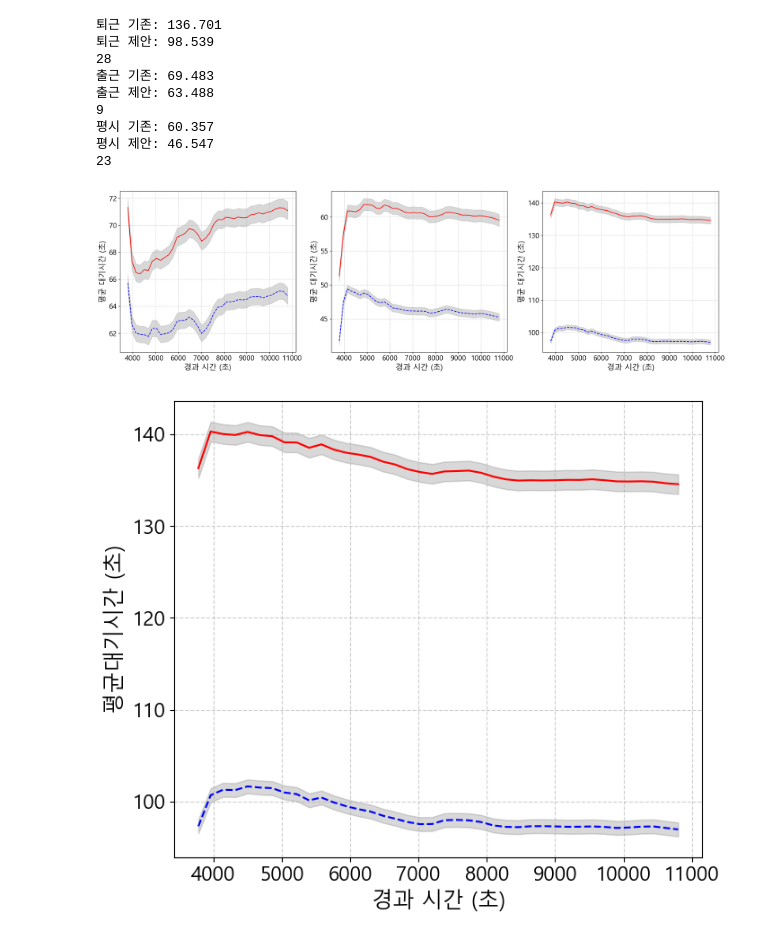
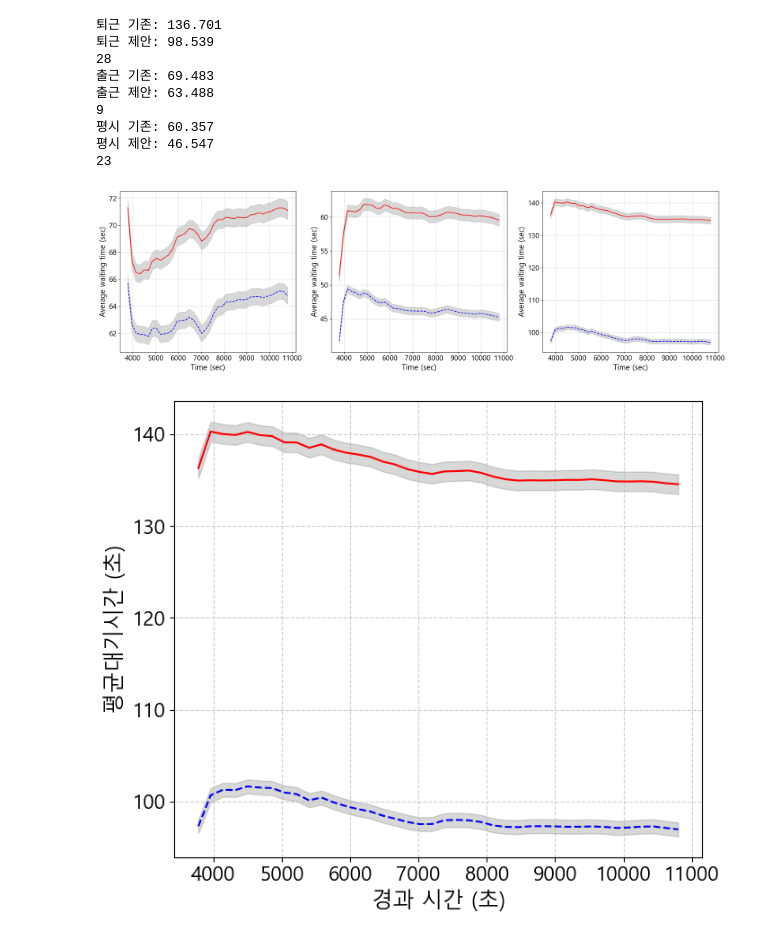
Before and after one commit to pjh09050/Graduation-research, a Jupyter notebook: 시각화 plot/total_graph.ipynb, the cells around one changed output. Saved outputs shown, nothing was run; the diff lists cells and outputs as text; code cells hidden in the pictures.

```diff
--- a/시각화 plot/total_graph.ipynb
+++ b/시각화 plot/total_graph.ipynb
@@ -70,8 +70,8 @@ plt.xticks(fontsize=16)
 plt.yticks(fontsize=16)
 # plt.legend(fontsize=22)
 # plt.legend(fontsize=22, loc='upper center', bbox_to_anchor=(0.85, 0.8))
-plt.xlabel('경과 시간 (sec)', fontsize=17)
-plt.ylabel('평균대기시간 (sec)', fontsize=17)
+plt.xlabel('Time (sec)', fontsize=17)
+plt.ylabel('Average waiting time (sec)', fontsize=17)
 plt.grid(True, linestyle='--', alpha=0.6)
 plt.tight_layout()
 a = round(np.mean(current_datasets),3)
@@ -147,8 +147,8 @@ plt.fill_between(np.linspace(3780, 10800, 40), lower_combined_pso, upper_combine
 plt.xticks(fontsize=16)
 plt.yticks(fontsize=16)
 # plt.legend(fontsize=22, loc='upper center', bbox_to_anchor=(0.85, 0.8))
-plt.xlabel('경과 시간 (sec)', fontsize=17)
-plt.ylabel('평균대기시간 (sec)', fontsize=17)
+plt.xlabel('Time (sec)', fontsize=17)
+plt.ylabel('Average waiting time (sec)', fontsize=17)
 plt.grid(True, linestyle='--', alpha=0.6)
 plt.tight_layout()
 # plt.show()
@@ -217,36 +217,36 @@ for i in range(n):
 # for i, dataset in enumerate(pso_datasets):
 #     plt.plot(range(n), dataset, label=f'PSO Dataset {i + 1}')
 
 plt.subplot(1,3,2)
 plt.plot(np.linspace(3780, 10800, 40), [(np.mean([dataset[i] for dataset in current_datasets])) for i in range(n)], label='기존 신호', color='red')
 plt.plot(np.linspace(3780, 10800, 40), [(np.mean([dataset[i] for dataset in pso_datasets])) for i in range(n)], '--', label='제안 신호', color='blue')
 plt.fill_between(np.linspace(3780, 10800, 40), lower_combined_current, upper_combined_current, alpha=0.3, color='gray', label='신뢰구간 95%')
 plt.fill_between(np.linspace(3780, 10800, 40), lower_combined_pso, upper_combined_pso, alpha=0.3, color='gray')
 
 plt.xticks(fontsize=16)
 plt.yticks(fontsize=16)
 #plt.legend(fontsize=22, loc='upper center', bbox_to_anchor=(0.85, 0.8))
-plt.xlabel('경과 시간 (sec)', fontsize=17)
-plt.ylabel('평균대기시간 (sec)', fontsize=17)
+plt.xlabel('Time (sec)', fontsize=17)
+plt.ylabel('Average waiting time (sec)', fontsize=17)
 plt.grid(True, linestyle='--', alpha=0.6)
 plt.tight_layout()
 #print(pso_datasets[-1])
 a = round(np.mean(current_datasets),3)
 b = round(np.mean(pso_datasets),3)
 print('평시 기존:',a)
 print('평시 제안:',b)
 print(round(100-(b/a*100)))
 # %% [output]
 퇴근 기존: 136.701
 퇴근 제안: 98.539
 28
 출근 기존: 69.483
 출근 제안: 63.488
 9
 평시 기존: 60.357
 평시 제안: 46.547
 23
-[figure, old version]
+[figure, new version]
 # %%
 #################################################################################################################################################
 # 퇴근
```
Also changed, not shown: parts of 3 cells of this notebook.
